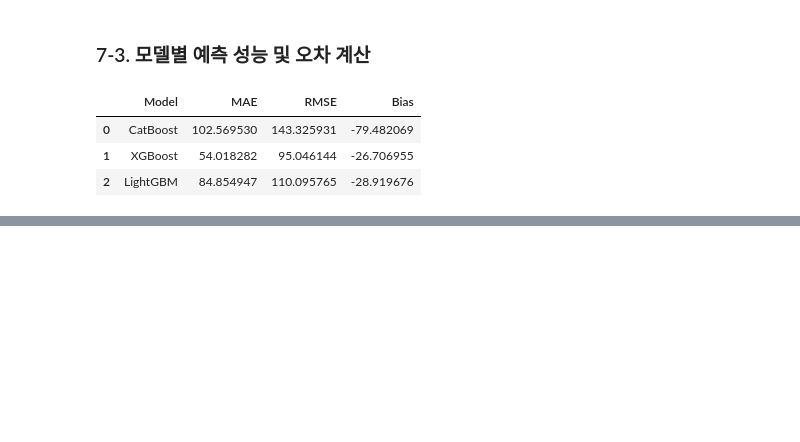
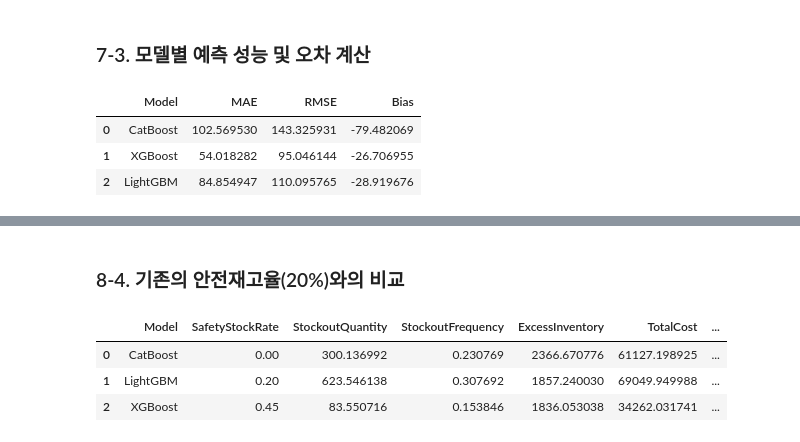
Before and after one commit to skyup-509/SCM_SafetyStock, a Jupyter notebook: 안전재고율에 따른 재고 수준.ipynb, the cells around one changed output, grey strips where cells are left out. Saved outputs shown, nothing was run; the diff lists cells and outputs as text; code cells hidden in the pictures; blank space fills up the shorter version.

```diff
--- a/안전재고율에 따른 재고 수준.ipynb
+++ b/안전재고율에 따른 재고 수준.ipynb
@@ -777,0 +689,57 @@ plt.show()
+# %% [markdown]
+### 8-4. 기존의 안전재고율(20%)와의 비교
+# %%
+baseline_results = optimization_results[
+    optimization_results["SafetyStockRate"]
+    == BASELINE_SAFETY_STOCK_RATE
+].copy()
+
+baseline_results = baseline_results[
+    [
+        "Model",
+        "SafetyStockRate",
+        "TotalCost",
+        "StockoutQuantity",
+        "StockoutFrequency",
+        "ExcessInventory"
+    ]
+].rename(columns={
+    "SafetyStockRate": "BaselineSafetyStockRate",
+    "TotalCost": "BaselineTotalCost",
+    "StockoutQuantity": "BaselineStockoutQuantity",
+    "StockoutFrequency": "BaselineStockoutFrequency",
+    "ExcessInventory": "BaselineExcessInventory"
+})
+
+policy_comparison = optimal_results.merge(
+    baseline_results,
+    on="Model"
+)
+
+policy_comparison["CostChange"] = (
+    policy_comparison["TotalCost"]
+    - policy_comparison["BaselineTotalCost"]
+)
+
+policy_comparison["CostChangeRate"] = (
+    policy_comparison["CostChange"]
+    / policy_comparison["BaselineTotalCost"]
+    * 100
+)
+
+policy_comparison["StockoutQuantityChange"] = (
+    policy_comparison["StockoutQuantity"]
+    - policy_comparison["BaselineStockoutQuantity"]
+)
+
+policy_comparison["ExcessInventoryChange"] = (
+    policy_comparison["ExcessInventory"]
+    - policy_comparison["BaselineExcessInventory"]
+)
+
+policy_comparison
+# %% [output]
+|  | Model | SafetyStockRate | StockoutQuantity | StockoutFrequency | ExcessInventory | TotalCost | ... |
+| 0 | CatBoost | 0.00 | 300.136992 | 0.230769 | 2366.670776 | 61127.198925 | ... |
+| 1 | LightGBM | 0.20 | 623.546138 | 0.307692 | 1857.240030 | 69049.949988 | ... |
+| 2 | XGBoost | 0.45 | 83.550716 | 0.153846 | 1836.053038 | 34262.031741 | ... |
```
Also changed, not shown: parts of 17 cells of this notebook, 3 other files.
